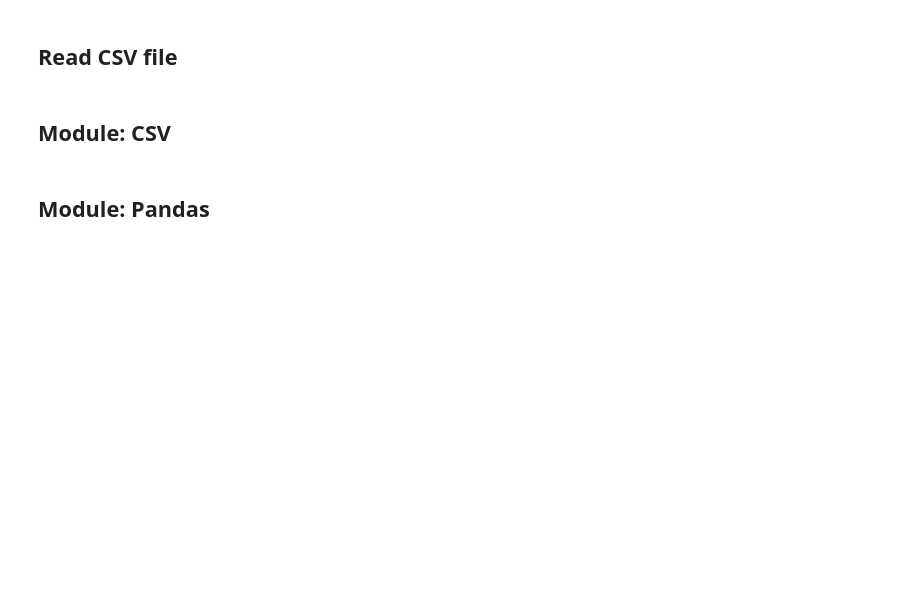
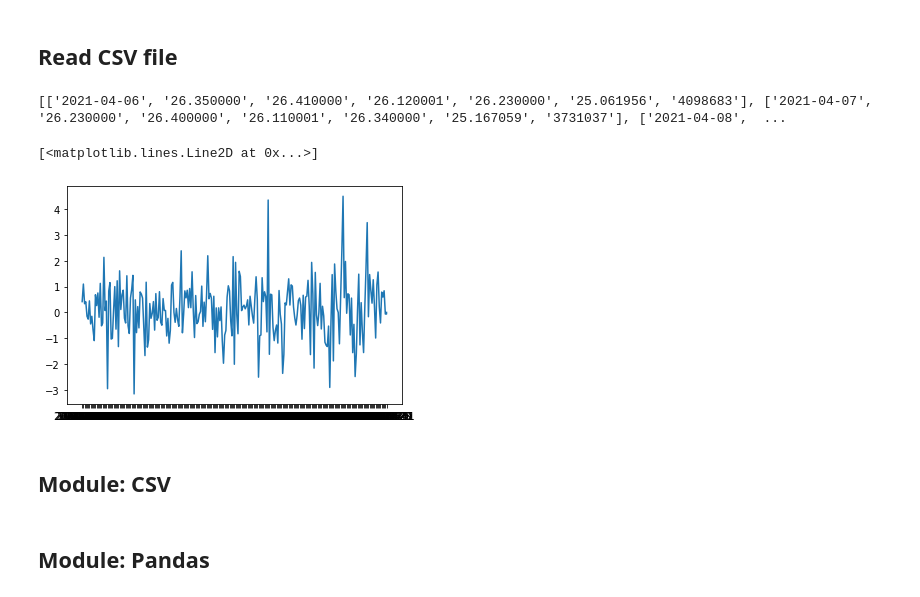
Before and after one commit to pramdany/BPS12022, a Jupyter notebook: stocks_daily_return.ipynb, the cells around one changed output. Drawn from its saved outputs; the diff is of its cells as text; code cells hidden in the pictures; blank space fills up the shorter version.

```diff
--- a/stocks_daily_return.ipynb
+++ b/stocks_daily_return.ipynb
@@ -20,5 +26,39 @@ We will look at three different methods in Python to process the file:
 # %% [markdown]
 ## Read CSV file
+# %%
+ADJ_CLOSE = 5
+DATE = 0
+
+daily_return_percentage = []
+dates = []
+
+with open('stocks.csv','r') as f:
+  fields = f.readline().split(',')
+  data = f.read()
+
+#Traversing
+stocks = []
+for row in data.split('\n'):
+  fields = row.split(',')
+  stocks.append(fields)
+
+print(stocks)
+
+yesterdays_price = float(stocks[0][ADJ_CLOSE])
+for day in stocks[1:]:
+  todays_price = float(day[ADJ_CLOSE])
+  daily_return = ((todays_price - yesterdays_price) / yesterdays_price) * 100
+  daily_return_percentage.append(daily_return)
+  dates.append(day[DATE])
+  yesterdays_price = todays_price
+
+#Plot the values
+from matplotlib import pyplot as plt
+plt.plot(dates, daily_return_percentage)
+# %% [output]
+[['2021-04-06', '26.350000', '26.410000', '26.120001', '26.230000', '25.061956', '4098683'], ['2021-04-07', '26.230000', '26.400000', '26.110001', '26.340000', '25.167059', '3731037'], ['2021-04-08',  ...
+[<matplotlib.lines.Line2D at 0x...>]
+[figure, added]
 # %% [markdown]
 ## Module: CSV
 # %% [markdown]
```
Also changed, not shown: parts of 1 cell of this notebook.
